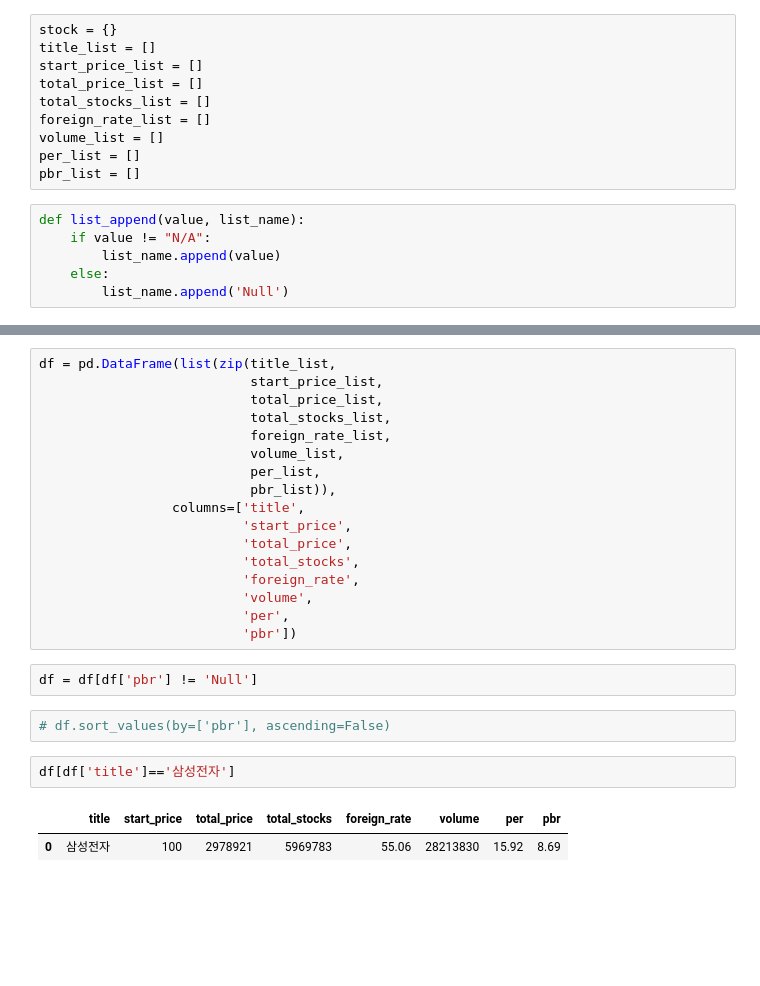
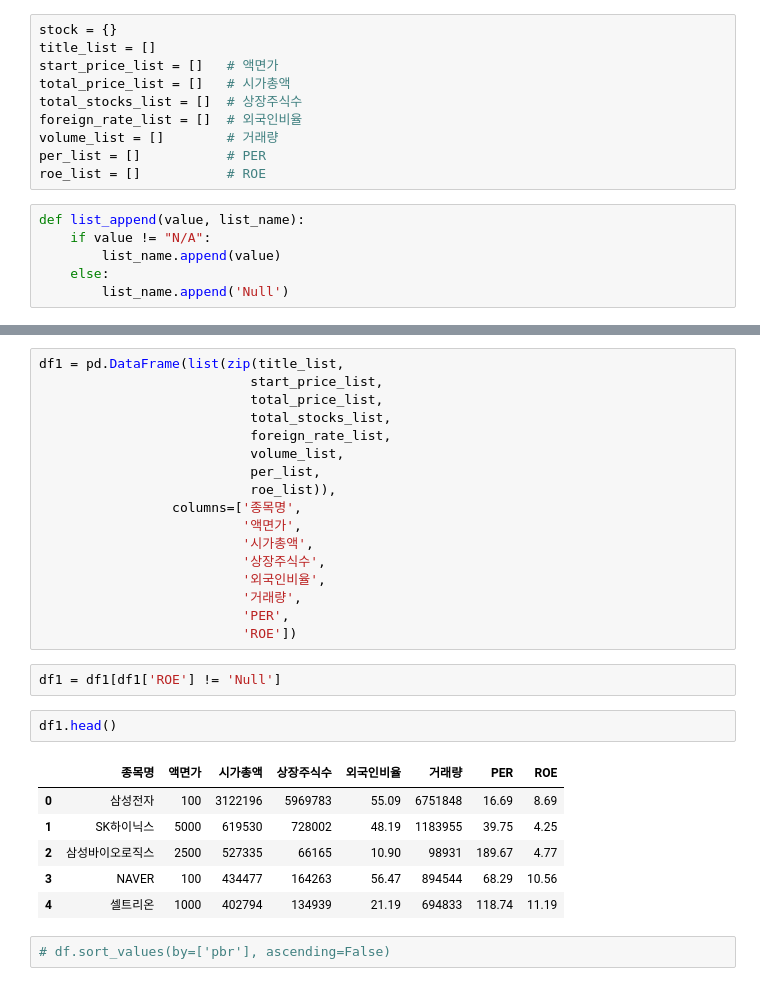
Before and after one commit to nosangho/Stock, a Jupyter notebook: crawler.ipynb, the cells around one changed output, grey strips where cells are left out. Drawn from its saved outputs; the diff is of its cells as text; blank space fills up the shorter version.

```diff
--- a/crawler.ipynb
+++ b/crawler.ipynb
@@ -5,13 +11,13 @@ from bs4 import BeautifulSoup
 # %%
 stock = {}
 title_list = []
-start_price_list = []
-total_price_list = []
-total_stocks_list = []
-foreign_rate_list = []
-volume_list = []
-per_list = []
-pbr_list = []
+start_price_list = []   # 액면가
+total_price_list = []   # 시가총액
+total_stocks_list = []  # 상장주식수
+foreign_rate_list = []  # 외국인비율
+volume_list = []        # 거래량
+per_list = []           # PER
+roe_list = []           # ROE
 # %%
 def list_append(value, list_name):
     if value != "N/A":
@@ -49,26 +59,30 @@ for i in range(30):
 # %%
-df = pd.DataFrame(list(zip(title_list,
+df1 = pd.DataFrame(list(zip(title_list,
                            start_price_list,
                            total_price_list,
                            total_stocks_list,
                            foreign_rate_list,
                            volume_list,
                            per_list,
-                           pbr_list)),
-                 columns=['title',
-                          'start_price',
-                          'total_price',
-                          'total_stocks',
-                          'foreign_rate',
-                          'volume',
-                          'per',
-                          'pbr'])
+                           roe_list)),
+                 columns=['종목명',
+                          '액면가',
+                          '시가총액',
+                          '상장주식수',
+                          '외국인비율',
+                          '거래량',
+                          'PER',
+                          'ROE'])
-# %%
-df = df[df['pbr'] != 'Null']
+# %%
+df1 = df1[df1['ROE'] != 'Null']
+# %%
+df1.head()
+# %% [output]
+|  | 종목명 | 액면가 | 시가총액 | 상장주식수 | 외국인비율 | 거래량 | PER | ROE |
+| 0 | 삼성전자 | 100 | 3122196 | 5969783 | 55.09 | 6751848 | 16.69 | 8.69 |
+| 1 | SK하이닉스 | 5000 | 619530 | 728002 | 48.19 | 1183955 | 39.75 | 4.25 |
+| 2 | 삼성바이오로직스 | 2500 | 527335 | 66165 | 10.90 | 98931 | 189.67 | 4.77 |
+| 3 | NAVER | 100 | 434477 | 164263 | 56.47 | 894544 | 68.29 | 10.56 |
+| 4 | 셀트리온 | 1000 | 402794 | 134939 | 21.19 | 694833 | 118.74 | 11.19 |
 # %%
 # df.sort_values(by=['pbr'], ascending=False)
-# %%
-df[df['title']=='삼성전자']
-# %% [output]
-|  | title | start_price | total_price | total_stocks | foreign_rate | volume | per | pbr |
-| 0 | 삼성전자 | 100 | 2978921 | 5969783 | 55.06 | 28213830 | 15.92 | 8.69 |
```
Also changed, not shown: parts of 22 cells of this notebook, 5 other files.
